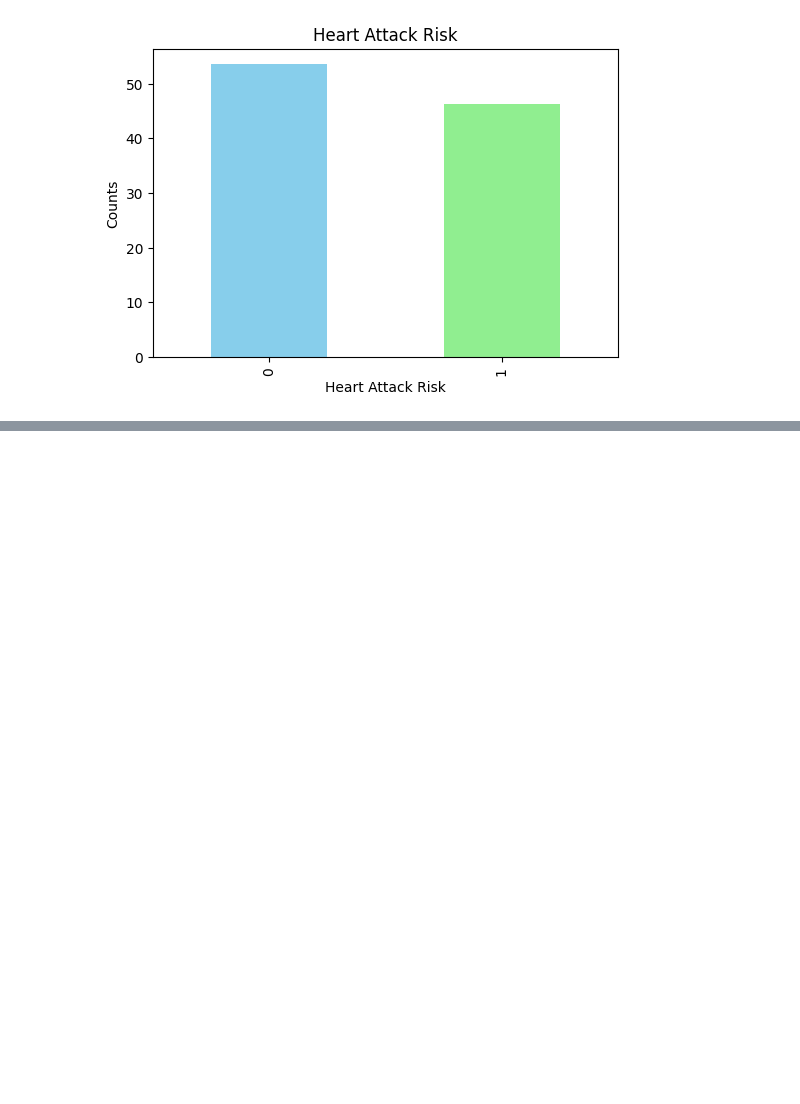
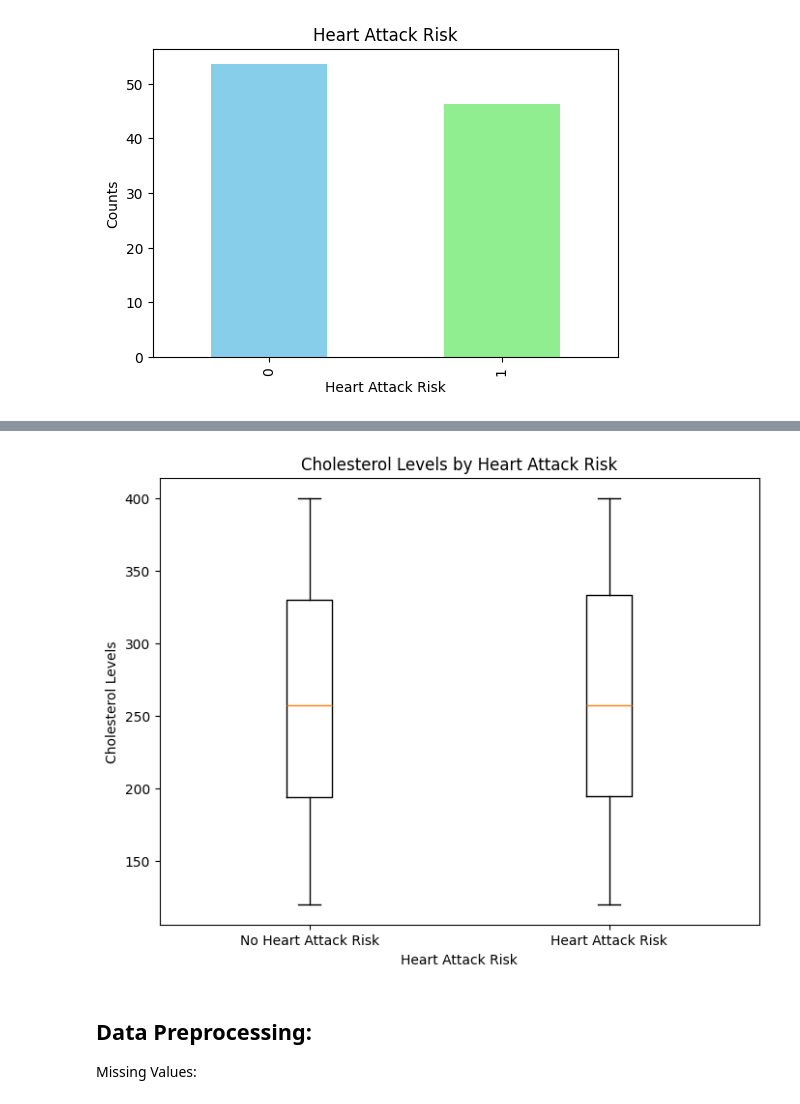
Before and after one commit to FajerAlamro/IT326-Project, a Jupyter notebook: Phase1.ipynb, the cells around one changed output, grey strips where cells are left out. Cells and saved outputs as stored; diff of their text form; code cells hidden in the pictures; blank space fills up the shorter version.

```diff
--- a/Phase1.ipynb
+++ b/Phase1.ipynb
@@ -183,0 +212,16 @@ Name: proportion, dtype: float64
+# %%
+plt.figure(figsize=(8, 6))
+plt.boxplot([df[df['Heart Attack Risk'] == 0][' Cholesterol'],
+             df[df['Heart Attack Risk'] == 1][' Cholesterol']],
+            labels=['No Heart Attack Risk', 'Heart Attack Risk'])
+
+plt.title('Cholesterol Levels by Heart Attack Risk')
+plt.ylabel('Cholesterol Levels')
+plt.xlabel('Heart Attack Risk')
+plt.show()
+# %% [output]
+[figure, added]
+# %% [markdown]
+Data Preprocessing:
+-
+Missing Values:
```
Also changed, not shown: parts of 9 cells of this notebook.
